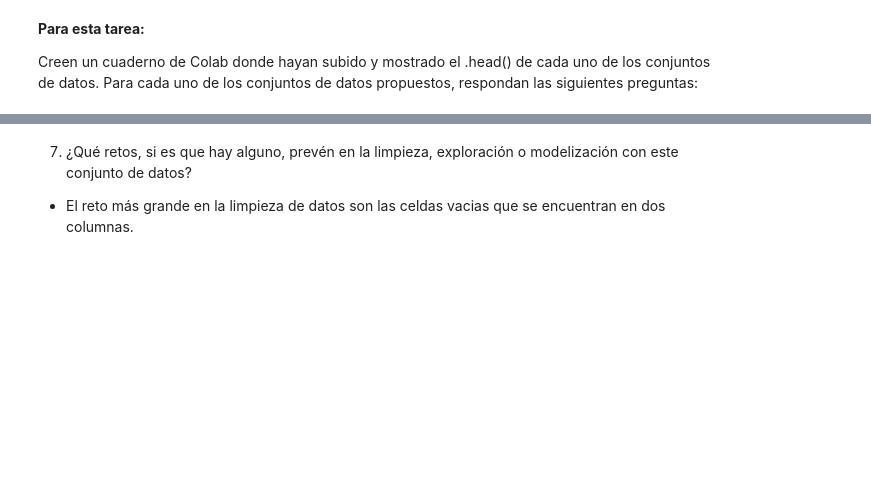
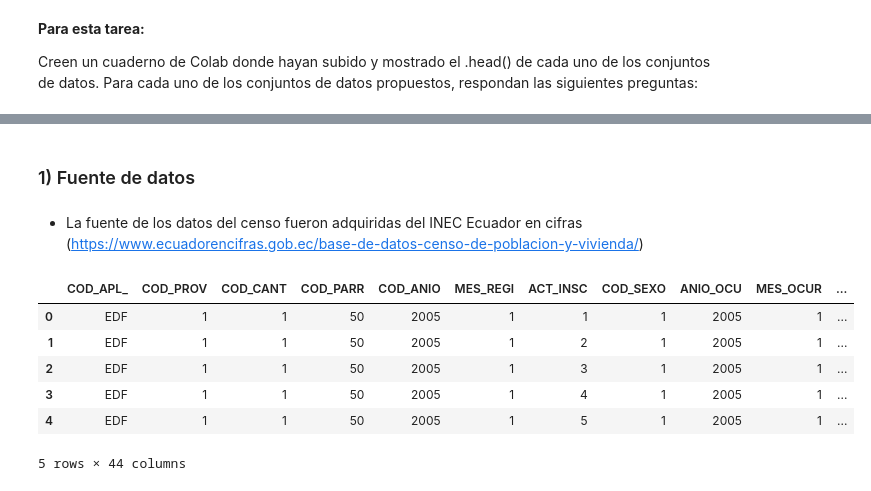
Before and after one commit to SAULIZA/Proyecto, a Jupyter notebook: Proyecto2.ipynb, the cells around one changed output, grey strips where cells are left out. Drawn from its saved outputs; the diff is of its cells as text; code cells hidden in the pictures; blank space fills up the shorter version.

```diff
--- a/Proyecto2.ipynb
+++ b/Proyecto2.ipynb
@@ -244,3 +34,25 @@ memory usage: 5.4+ MB
-# %% [markdown]
-7. ¿Qué retos, si es que hay alguno, prevén en la limpieza, exploración o modelización con este conjunto de datos?
-* El reto más grande en la limpieza de datos son las celdas vacias que se encuentran en dos columnas.
+# %% [markdown]
+### 1) Fuente de datos
+# %% [markdown]
+* La fuente de los datos del censo fueron adquiridas del INEC Ecuador en cifras (https://www.ecuadorencifras.gob.ec/base-de-datos-censo-de-poblacion-y-vivienda/)
+# %%
+#Datos defunciones fetales
+df1_1 = pd.read_csv("/content/drive/MyDrive/Codificación de Dojo/Proyecto2/defuncion_fetal/fetales_2005.dat",sep='\t')
+df1_2 = pd.read_csv("/content/drive/MyDrive/Codificación de Dojo/Proyecto2/defuncion_fetal/fetales_2006.dat",sep='\t')
+df1_3 = pd.read_csv("/content/drive/MyDrive/Codificación de Dojo/Proyecto2/defuncion_fetal/fetales_2007.dat",sep='\t')
+df1_4 = pd.read_csv("/content/drive/MyDrive/Codificación de Dojo/Proyecto2/defuncion_fetal/EDF2008NIVNAC.dat",sep='\t')
+df1_5 = pd.read_csv("/content/drive/MyDrive/Codificación de Dojo/Proyecto2/defuncion_fetal/EDF2009NIVNAC.dat",sep='\t')
+df1_6 = pd.read_csv("/content/drive/MyDrive/Codificación de Dojo/Proyecto2/defuncion_fetal/EDF2010.dat",sep='\t')
+# %%
+#Unión de datos de las defunciones fetales
+df_defunciones = pd.concat([df1_1, df1_2, df1_3, df1_4, df1_5,df1_6])
+# %%
+df_defunciones.head() #informacion del conjunto de datos de defunción fetal
+# %% [output]
+|  | COD_APL_ | COD_PROV | COD_CANT | COD_PARR | COD_ANIO | MES_REGI | ACT_INSC | COD_SEXO | ANIO_OCU | MES_OCUR | ... |
+| 0 | EDF | 1 | 1 | 50 | 2005 | 1 | 1 | 1 | 2005 | 1 | ... |
+| 1 | EDF | 1 | 1 | 50 | 2005 | 1 | 2 | 1 | 2005 | 1 | ... |
+| 2 | EDF | 1 | 1 | 50 | 2005 | 1 | 3 | 1 | 2005 | 1 | ... |
+| 3 | EDF | 1 | 1 | 50 | 2005 | 1 | 4 | 1 | 2005 | 1 | ... |
+| 4 | EDF | 1 | 1 | 50 | 2005 | 1 | 5 | 1 | 2005 | 1 | ... |
+5 rows × 44 columns
```
Also changed, not shown: parts of 71 cells of this notebook.
